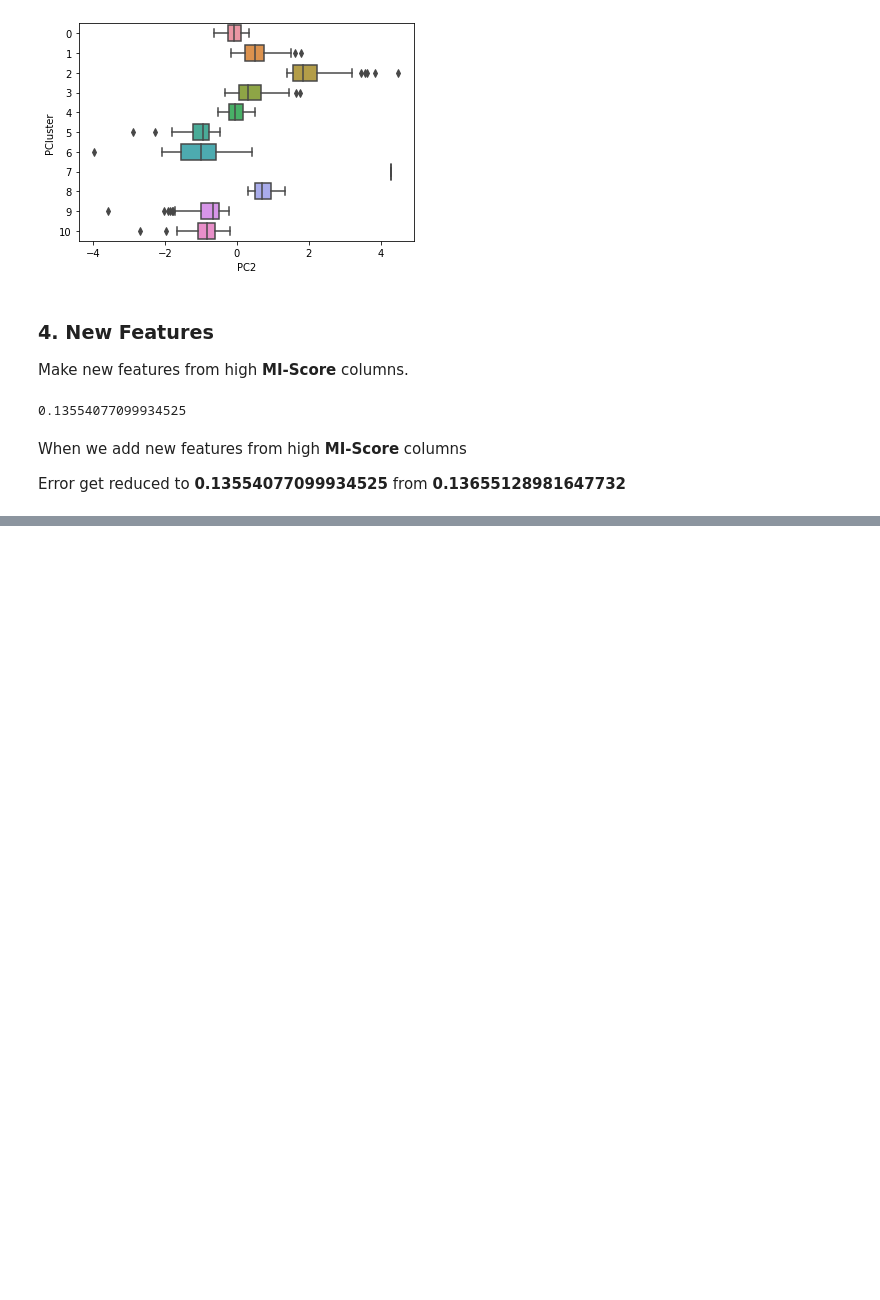
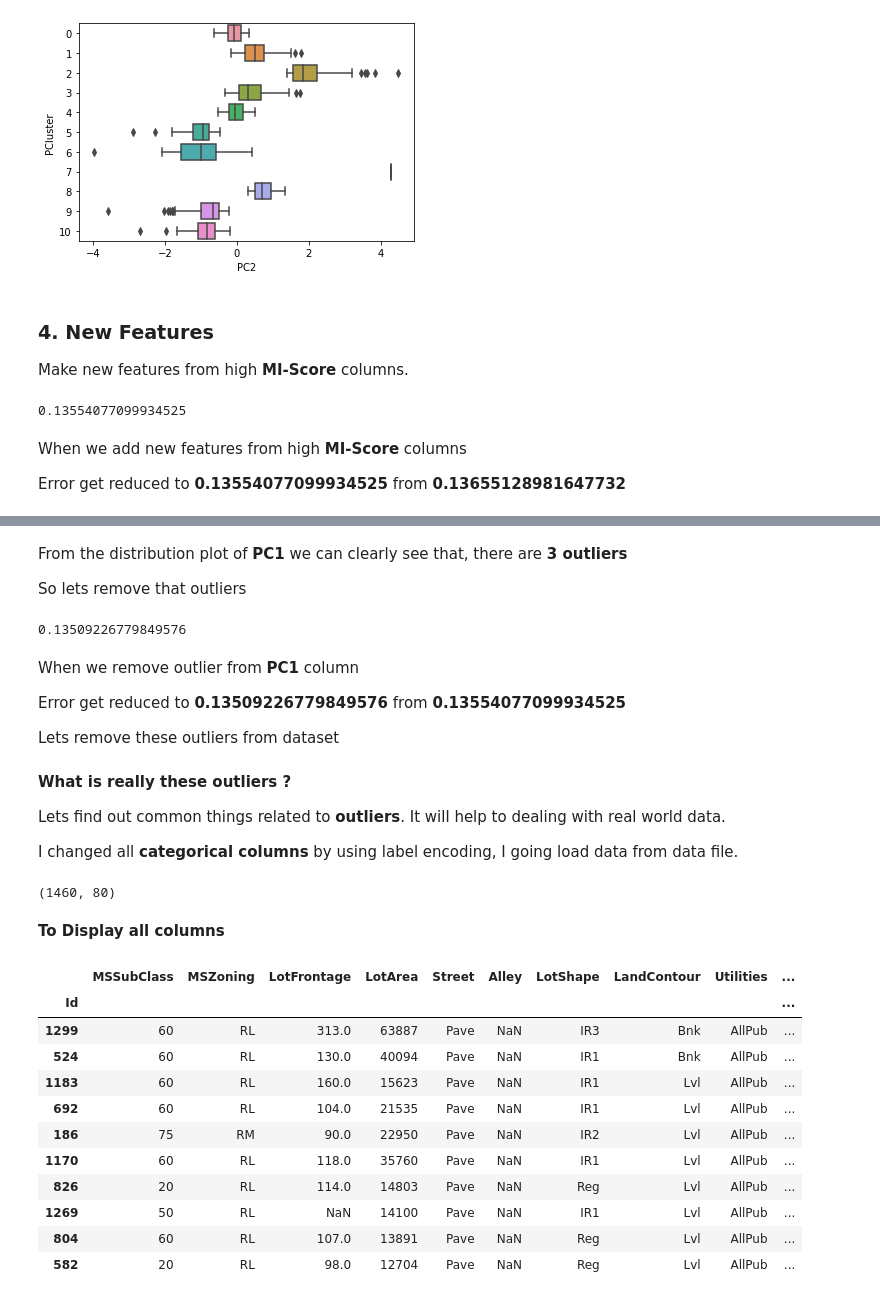
Before and after one commit to naseemap47/predictHousePrices-MachineLearning-python, a Jupyter notebook: jupyter_notebook.ipynb, the cells around one changed output, grey strips where cells are left out. Drawn from its saved outputs; the diff is of its cells as text; code cells hidden in the pictures; blank space fills up the shorter version.

```diff
--- a/jupyter_notebook.ipynb
+++ b/jupyter_notebook.ipynb
@@ -2198,0 +2238,3 @@ Error get reduced to **0.13554077099934525** from **0.13655128981647732**
+# %%
+idx = x_pca['PC1'].sort_values(ascending=False).index
+data.iloc[idx].head(4)
@@ -2198,0 +2249,22 @@ Error get reduced to **0.13554077099934525** from **0.13655128981647732**
+# %% [markdown]
+From the distribution plot of **PC1** we can clearly see that, there are **3 outliers**
+
+So lets remove that outliers
+# %%
+x = data.copy()
+
+# let drop outliers
+x = x.drop(1299)
+x = x.drop(524)
+x = x.drop(1183)
+
+y = x.pop('SalePrice')
+score_dataset(x, y)
+# %% [output]
+0.13509226779849576
+# %% [markdown]
+When we remove outlier from **PC1** column
+
+Error get reduced to **0.13509226779849576** from **0.13554077099934525**
+
+Lets remove these outliers from dataset
@@ -2198,0 +2276,31 @@ Error get reduced to **0.13554077099934525** from **0.13655128981647732**
+# %% [markdown]
+**What is really these outliers ?**
+
+Lets find out common things related to **outliers**. It will help to dealing with real world data.
+
+I changed all **categorical columns** by using label encoding, I going load data from data file.
+# %%
+# load data
+data_copy = pd.read_csv(r'train.csv', index_col='Id')
+data_copy.shape
+# %% [output]
+(1460, 80)
+# %% [markdown]
+**To Display all columns**
+# %%
+pd.set_option('display.max_columns', None)
+# %%
+data_copy.iloc[idx].head(10)
+# %% [output]
+|  | MSSubClass | MSZoning | LotFrontage | LotArea | Street | Alley | LotShape | LandContour | Utilities | ... |
+| Id |  |  |  |  |  |  |  |  |  | ... |
+| 1299 | 60 | RL | 313.0 | 63887 | Pave | NaN | IR3 | Bnk | AllPub | ... |
+| 524 | 60 | RL | 130.0 | 40094 | Pave | NaN | IR1 | Bnk | AllPub | ... |
+| 1183 | 60 | RL | 160.0 | 15623 | Pave | NaN | IR1 | Lvl | AllPub | ... |
+| 692 | 60 | RL | 104.0 | 21535 | Pave | NaN | IR1 | Lvl | AllPub | ... |
+| 186 | 75 | RM | 90.0 | 22950 | Pave | NaN | IR2 | Lvl | AllPub | ... |
+| 1170 | 60 | RL | 118.0 | 35760 | Pave | NaN | IR1 | Lvl | AllPub | ... |
+| 826 | 20 | RL | 114.0 | 14803 | Pave | NaN | Reg | Lvl | AllPub | ... |
+| 1269 | 50 | RL | NaN | 14100 | Pave | NaN | IR1 | Lvl | AllPub | ... |
+| 804 | 60 | RL | 107.0 | 13891 | Pave | NaN | Reg | Lvl | AllPub | ... |
+| 582 | 20 | RL | 98.0 | 12704 | Pave | NaN | Reg | Lvl | AllPub | ... |
```
Also changed, not shown: parts of 12 cells of this notebook.
